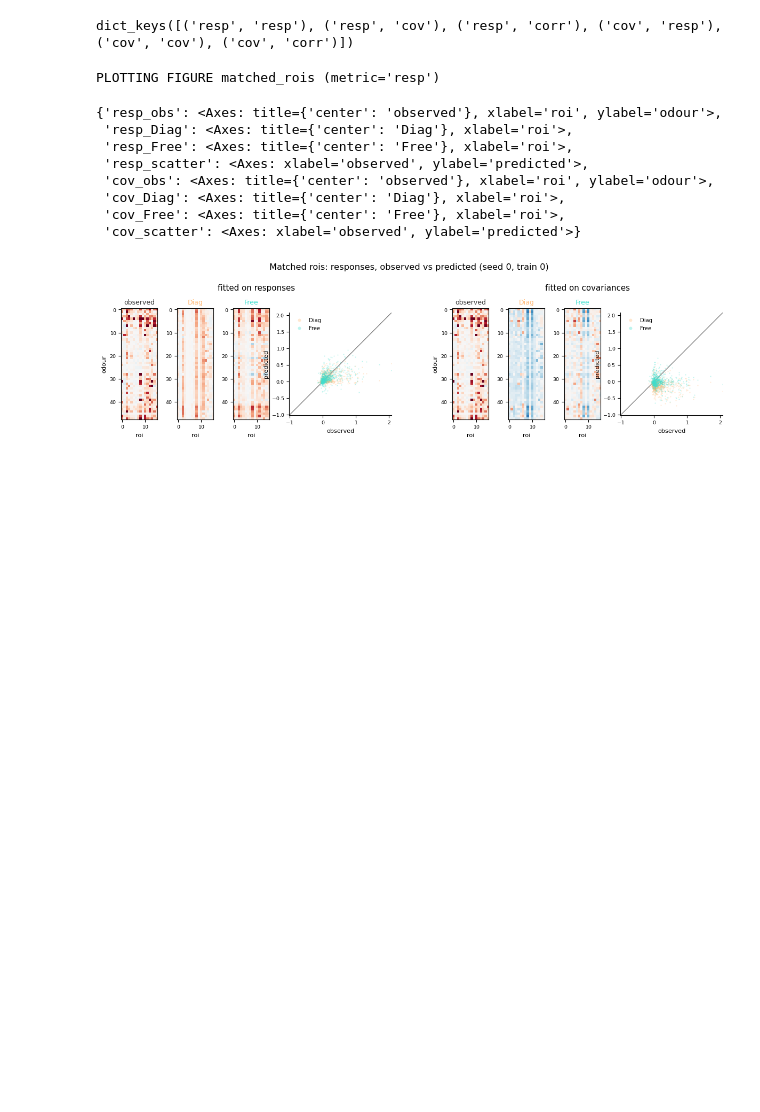
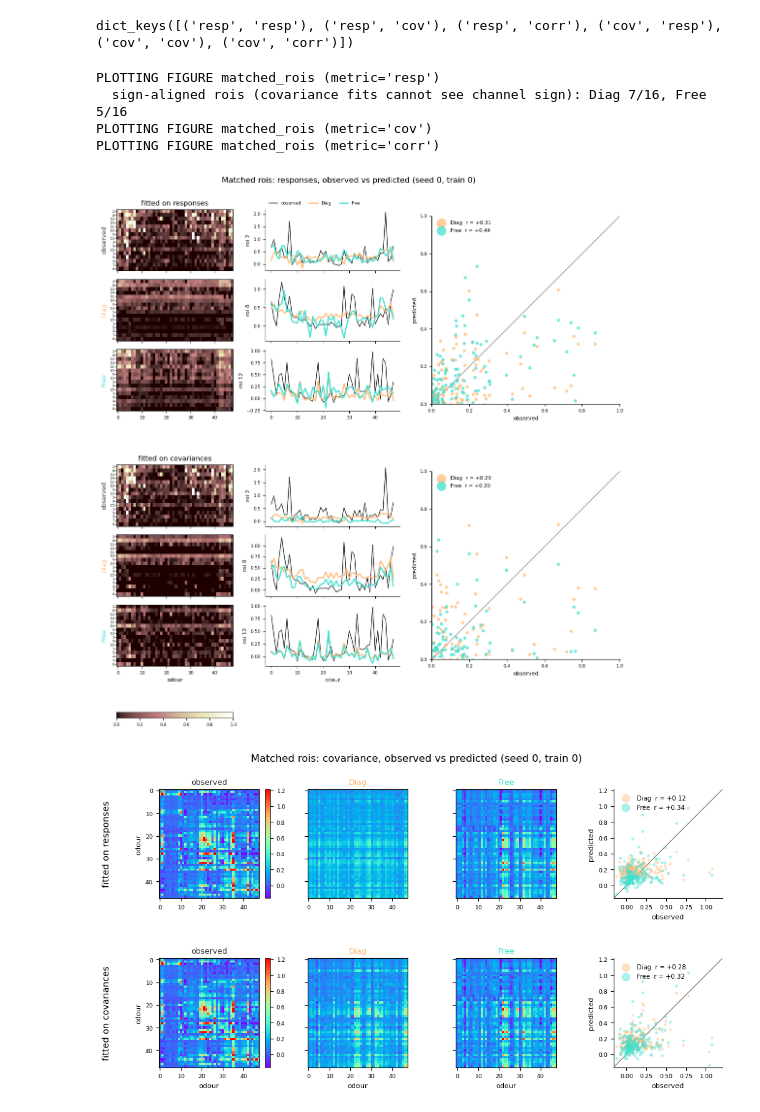
Before and after one commit to stootoon/glom-io-transform-release, a Jupyter notebook: glom_io_transform/analysis/fig_driver.ipynb, the cells around one changed output. Cells and saved outputs as stored; diff of their text form; code cells hidden in the pictures; blank space fills up the shorter version.

```diff
--- a/glom_io_transform/analysis/fig_driver.ipynb
+++ b/glom_io_transform/analysis/fig_driver.ipynb
@@ -188,15 +188,12 @@ dict_keys([('resp', 'resp'), ('resp', 'cov'), ('resp', 'corr'), ('cov', 'resp'),
 # %%
 from glom_io_transform.analysis.figures import figures as fig_figures; reload(fig_figures)
 from glom_io_transform.analysis.figures import matched_rois as fig_matched_rois; reload(fig_matched_rois)
-fig_matched_rois.Supp.plot(matched_rois_data, metric="resp")
+for metric in ["resp", "cov", "corr"]:
+    fig_matched_rois.Supp.plot(matched_rois_data, metric=metric)
 # %% [output]
 PLOTTING FIGURE matched_rois (metric='resp')
+  sign-aligned rois (covariance fits cannot see channel sign): Diag 7/16, Free 5/16
+PLOTTING FIGURE matched_rois (metric='cov')
+PLOTTING FIGURE matched_rois (metric='corr')
-{'resp_obs': <Axes: title={'center': 'observed'}, xlabel='roi', ylabel='odour'>,
- 'resp_Diag': <Axes: title={'center': 'Diag'}, xlabel='roi'>,
- 'resp_Free': <Axes: title={'center': 'Free'}, xlabel='roi'>,
- 'resp_scatter': <Axes: xlabel='observed', ylabel='predicted'>,
- 'cov_obs': <Axes: title={'center': 'observed'}, xlabel='roi', ylabel='odour'>,
- 'cov_Diag': <Axes: title={'center': 'Diag'}, xlabel='roi'>,
- 'cov_Free': <Axes: title={'center': 'Free'}, xlabel='roi'>,
- 'cov_scatter': <Axes: xlabel='observed', ylabel='predicted'>}
-[figure, old version]
+[figure, new version]
+[figure, added]
```
Also changed, not shown: parts of 2 cells of this notebook.
